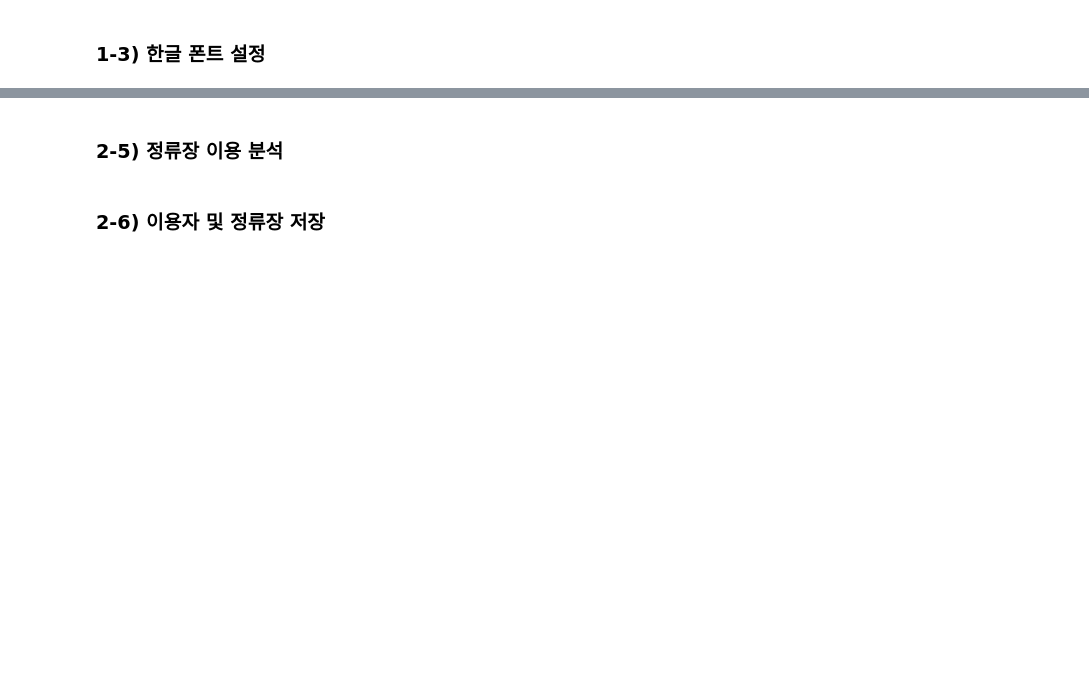
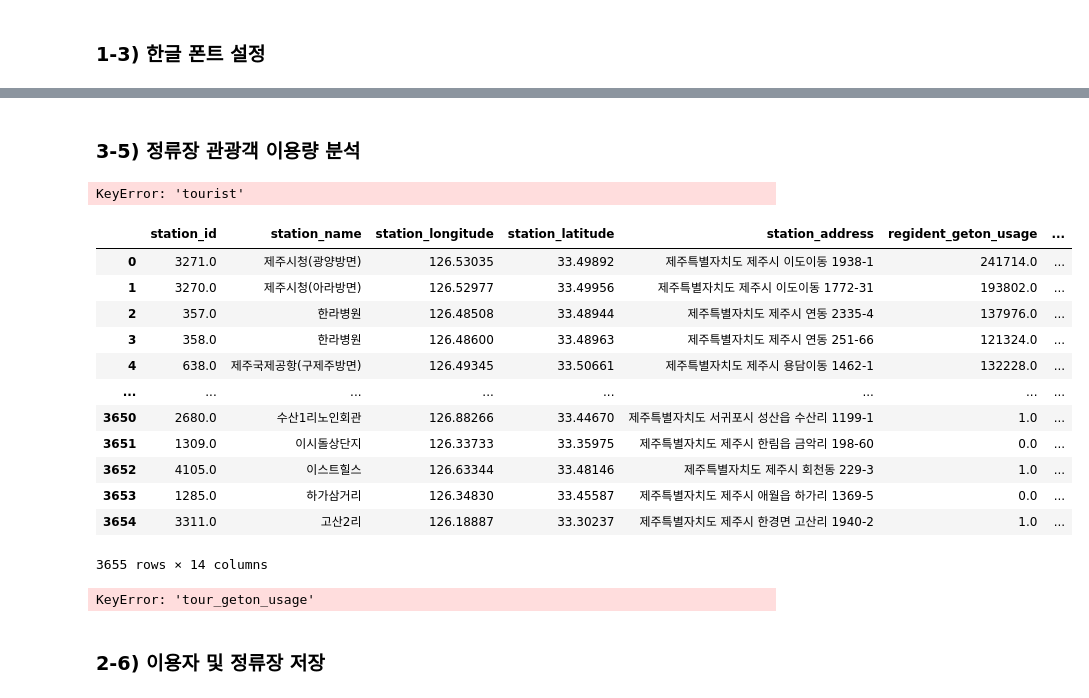
Before and after one commit to hoonisone/2020_jeju-bus-tag_data-analysis, a Jupyter notebook: main/1. 데이터 전처리/1. 이용자&정류장 추출.ipynb, the cells around one changed output, grey strips where cells are left out. Cells and saved outputs as stored; diff of their text form; code cells hidden in the pictures; blank space fills up the shorter version.

```diff
--- a/main/1. 데이터 전처리/1. 이용자&정류장 추출.ipynb
+++ b/main/1. 데이터 전처리/1. 이용자&정류장 추출.ipynb
@@ -134,5 +452,30 @@ user_df = anz.parallel_analyze_tourist(user_df)
 # %% [markdown]
-### 2-5) 정류장 이용 분석
+### 3-5) 정류장 관광객 이용량 분석
-# %%
-# 정류장 분석
-station_df = anz.analyze_station_usage(station_df, usage_df, user_df)
+# %%
+# analyze_station_usage()에 대한 작업 내용 파라미터 셋
+orders = [["tourist", "geton",  "tourist_geton_count"],
+          ["tourist", "getoff", "tourist_getoff_count"]]
+
+# 관광객 이용자에 대한 정류장별 이용량 분석 수행
+station_df = analyze_station_usage(station_df, user_df, usage_df, orders)
+# %% [output]
+KeyError: 'tourist'
+# %%
+del station_df["tour_getoff_usage"]
+del station_df["regident_getoff_usage"]
+del station_df["_getoff_usage"]
+station_df
+# %% [output]
+|  | station_id | station_name | station_longitude | station_latitude | station_address | regident_geton_usage | ... |
+| 0 | 3271.0 | 제주시청(광양방면) | 126.53035 | 33.49892 | 제주특별자치도 제주시 이도이동 1938-1 | 241714.0 | ... |
+| 1 | 3270.0 | 제주시청(아라방면) | 126.52977 | 33.49956 | 제주특별자치도 제주시 이도이동 1772-31 | 193802.0 | ... |
+| 2 | 357.0 | 한라병원 | 126.48508 | 33.48944 | 제주특별자치도 제주시 연동 2335-4 | 137976.0 | ... |
+| 3 | 358.0 | 한라병원 | 126.48600 | 33.48963 | 제주특별자치도 제주시 연동 251-66 | 121324.0 | ... |
+| 4 | 638.0 | 제주국제공항(구제주방면) | 126.49345 | 33.50661 | 제주특별자치도 제주시 용담이동 1462-1 | 132228.0 | ... |
+| ... | ... | ... | ... | ... | ... | ... | ... |
+| 3650 | 2680.0 | 수산1리노인회관 | 126.88266 | 33.44670 | 제주특별자치도 서귀포시 성산읍 수산리 1199-1 | 1.0 | ... |
+| 3651 | 1309.0 | 이시돌상단지 | 126.33733 | 33.35975 | 제주특별자치도 제주시 한림읍 금악리 198-60 | 0.0 | ... |
+| 3652 | 4105.0 | 이스트힐스 | 126.63344 | 33.48146 | 제주특별자치도 제주시 회천동 229-3 | 1.0 | ... |
+| 3653 | 1285.0 | 하가삼거리 | 126.34830 | 33.45587 | 제주특별자치도 제주시 애월읍 하가리 1369-5 | 0.0 | ... |
+| 3654 | 3311.0 | 고산2리 | 126.18887 | 33.30237 | 제주특별자치도 제주시 한경면 고산리 1940-2 | 1.0 | ... |
+3655 rows × 14 columns
@@ -139,3 +490,33 @@ station_df = anz.analyze_station_usage(station_df, usage_df, user_df)
+# %%
+def analyze_station_usage(station_df, usage_df, user_df):
+
+
+    usage_df = usage_df[['user_id','geton_station_id', 'getoff_station_id']]
+
+    merged_df = pd.merge(usage_df, user_df, on="user_id")
+    tourist_usage_df = merged_df[merged_df['tourist'] == True]
+    regident_usage_df = merged_df[merged_df['tourist'] == False]
+
+    tourist_geton_df = pd.DataFrame(tourist_usage_df["geton_station_id"].value_counts()).reset_index().rename(columns = {"index":"station_id", "geton_station_id":"tour_geton_usage"})
+    regident_geton_df = pd.DataFrame(regident_usage_df["geton_station_id"].value_counts()).reset_index().rename(columns = {"index":"station_id", "geton_station_id":"regident_geton_usage"})
+
+    tourist_getoff_df = pd.DataFrame(tourist_usage_df["getoff_station_id"].value_counts()).reset_index().rename(columns = {"index":"station_id", "getoff_station_id":"tour_getoff_usage"})
+    regident_getoff_df = pd.DataFrame(regident_usage_df["getoff_station_id"].value_counts()).reset_index().rename(columns = {"index":"station_id", "getoff_station_id":"regident_getoff_usage"})
+
+
+    station_df = pd.merge(station_df, tourist_geton_df, on="station_id", how="outer").fillna(0)
+    station_df = pd.merge(station_df, regident_geton_df, on="station_id", how="outer").fillna(0)
+    station_df = pd.merge(station_df, tourist_getoff_df, on="station_id", how="outer").fillna(0)
+    station_df = pd.merge(station_df, regident_getoff_df, on="station_id", how="outer").fillna(0)
+
+    station_df['total_usage'] = station_df['tour_geton_usage'] + station_df['tour_getoff_usage'] + station_df['regident_geton_usage'] + station_df['regident_getoff_usage']
+    station_df = station_df.sort_values(by="total_usage", ascending = False)
+    return station_df
+
+# 정류장 분석
+station_df = analyze_station_usage(station_df, usage_df, user_df)
+# %% [output]
+KeyError: 'tour_geton_usage'
 # %% [markdown]
 ### 2-6) 이용자 및 정류장 저장
 # %%
```
Also changed, not shown: parts of 36 cells of this notebook, 2 other files.
